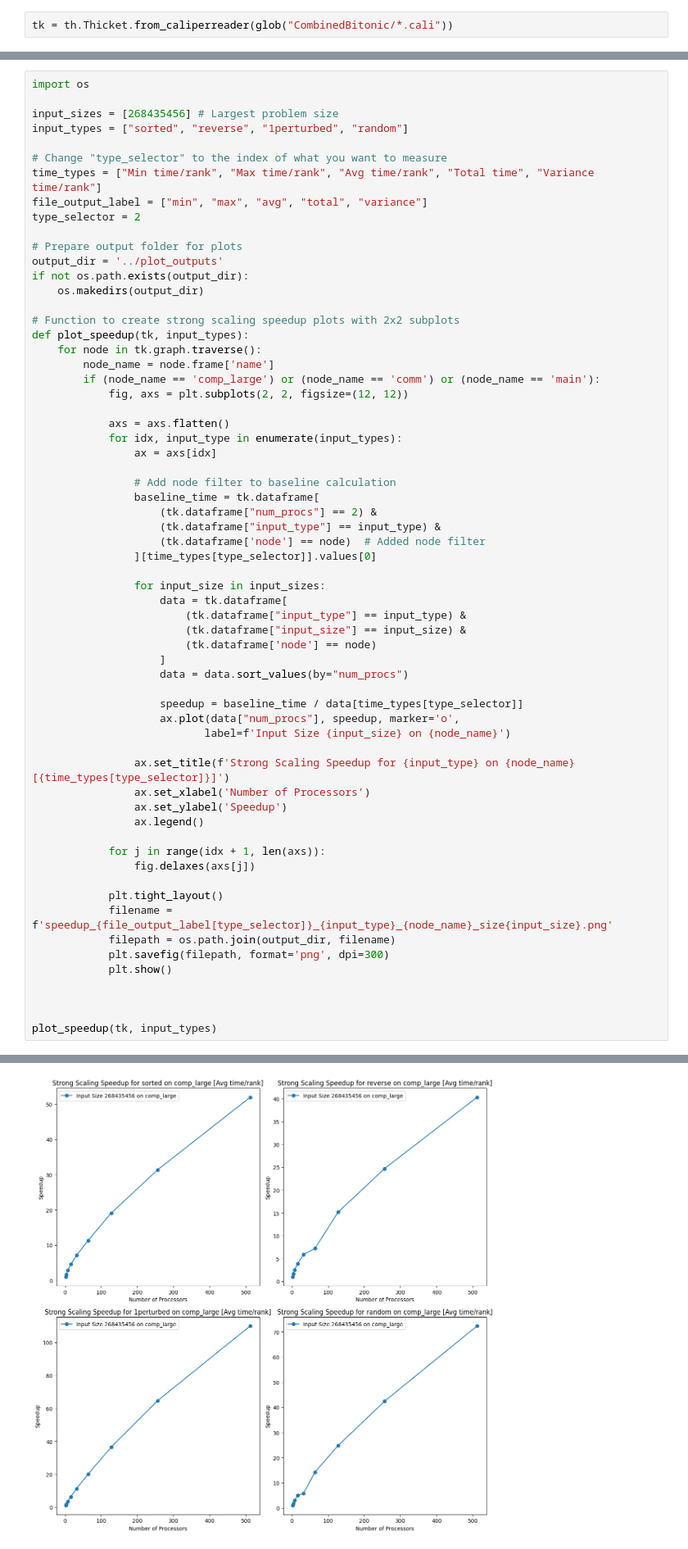
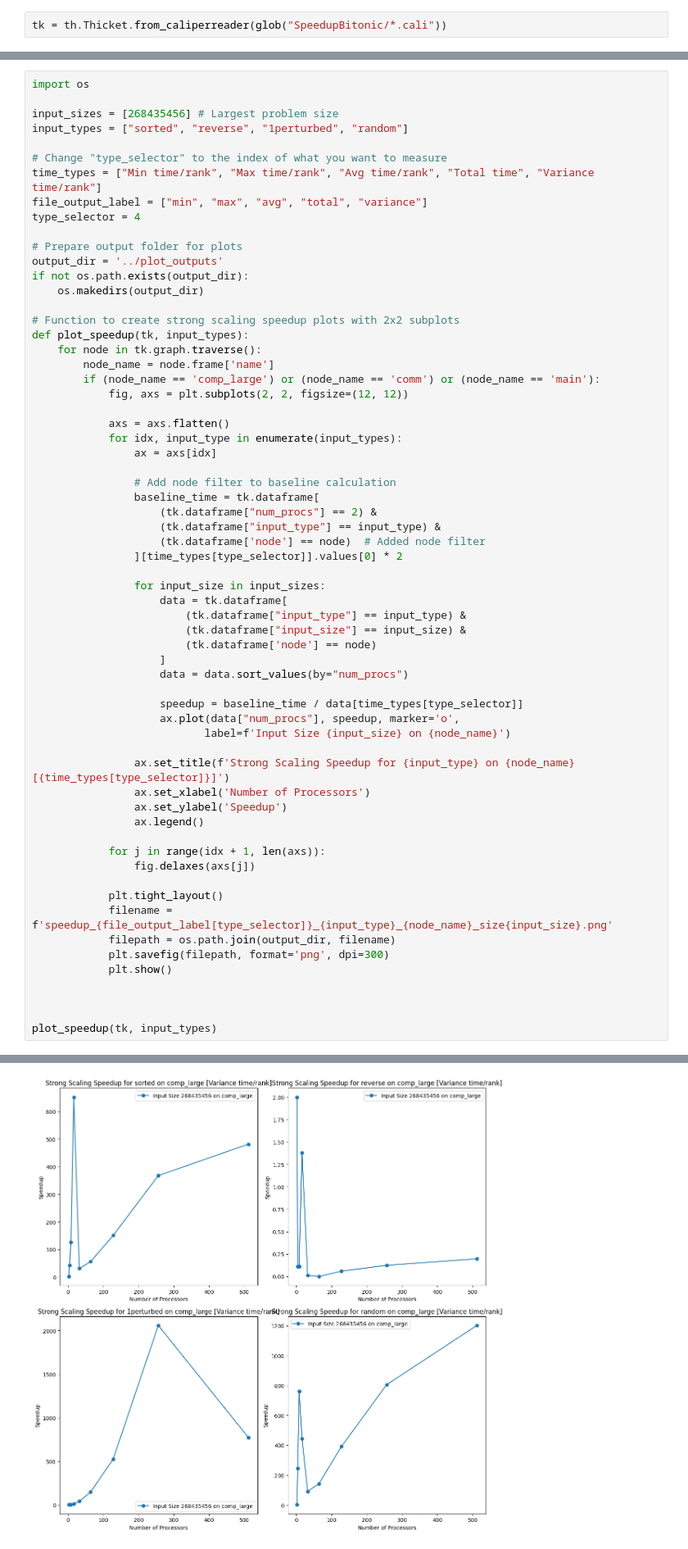
Before and after one commit to AlexDo12/Project_2024, a Jupyter notebook: GraphsExamples/SpeedupBitonic.ipynb, the cells around one changed output, grey strips where cells are left out. Shown at 82% size. Drawn from its saved outputs; the diff is of its cells as text.

Commit message:
Readd speedup graph for bitonic with corrected speedup

```diff
--- a/GraphsExamples/SpeedupBitonic.ipynb
+++ b/GraphsExamples/SpeedupBitonic.ipynb
@@ -7,7 +7,7 @@ import thicket as th
 pd.set_option("display.max_rows", None)
 pd.set_option("display.max_columns", None)
 # %%
-tk = th.Thicket.from_caliperreader(glob("CombinedBitonic/*.cali"))
+tk = th.Thicket.from_caliperreader(glob("SpeedupBitonic/*.cali"))
 # %% [output]
 The behavior will change in pandas 3.0. This inplace method will never work because the intermediate object on which we are setting values always behaves as a copy.
 
@@ -89,7 +89,7 @@ input_types = ["sorted", "reverse", "1perturbed", "random"]
 # Change "type_selector" to the index of what you want to measure
 time_types = ["Min time/rank", "Max time/rank", "Avg time/rank", "Total time", "Variance time/rank"]
 file_output_label = ["min", "max", "avg", "total", "variance"]
-type_selector = 2
+type_selector = 4
 
 # Prepare output folder for plots
 output_dir = '../plot_outputs'
@@ -112,7 +112,7 @@ def plot_speedup(tk, input_types):
                     (tk.dataframe["num_procs"] == 2) &
                     (tk.dataframe["input_type"] == input_type) &
                     (tk.dataframe['node'] == node)  # Added node filter
-                ][time_types[type_selector]].values[0]
+                ][time_types[type_selector]].values[0] * 2
 
                 for input_size in input_sizes:
                     data = tk.dataframe[
@@ -149,4 +149,4 @@ plot_speedup(tk, input_types)
-[figure, old version]
+[figure, new version]
 # %%
 tk.dataframe = tk.dataframe.reset_index()#.set_index(["node"])
 tk.dataframe
```
Also changed, not shown: parts of 5 cells of this notebook, 22 other files.
